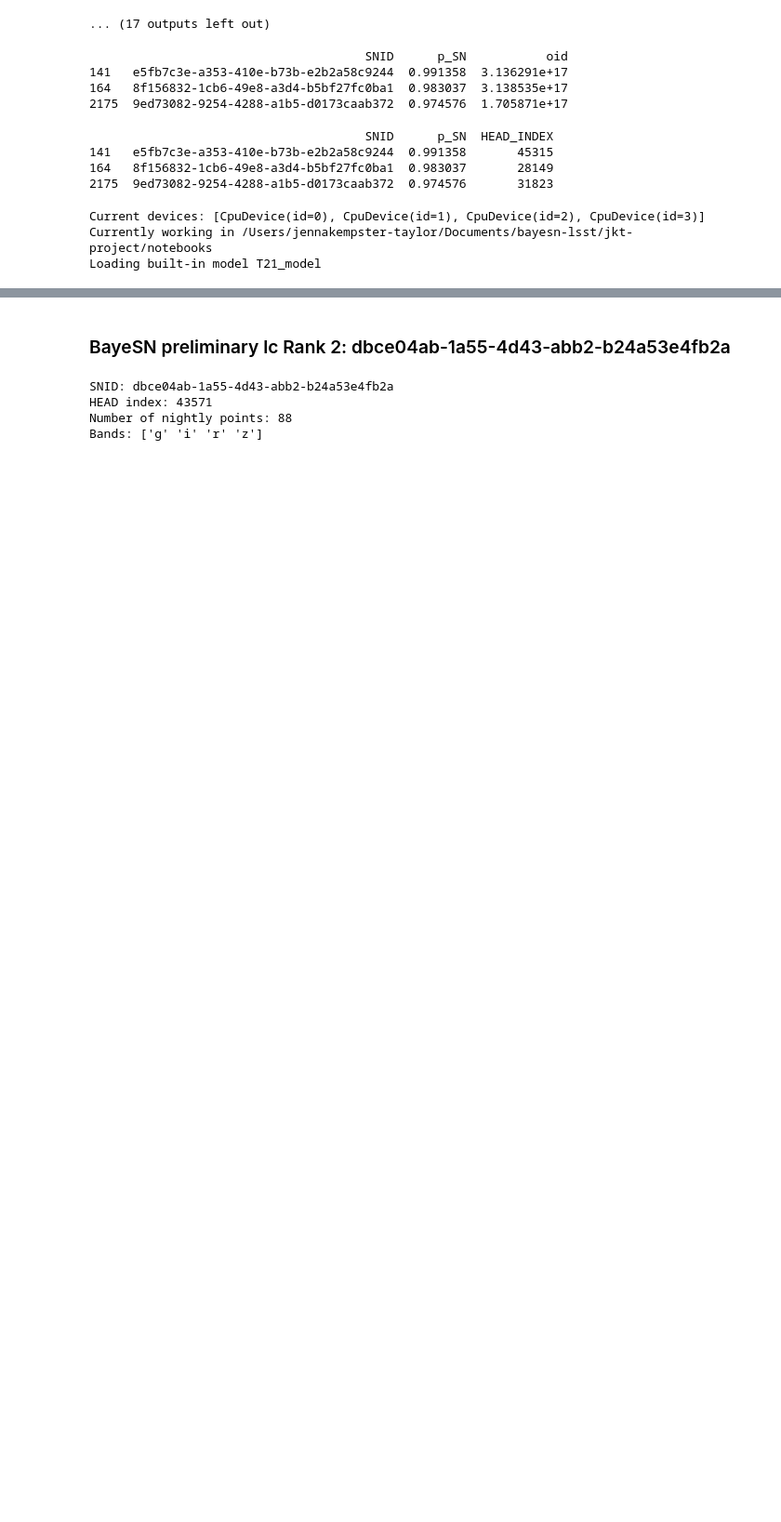
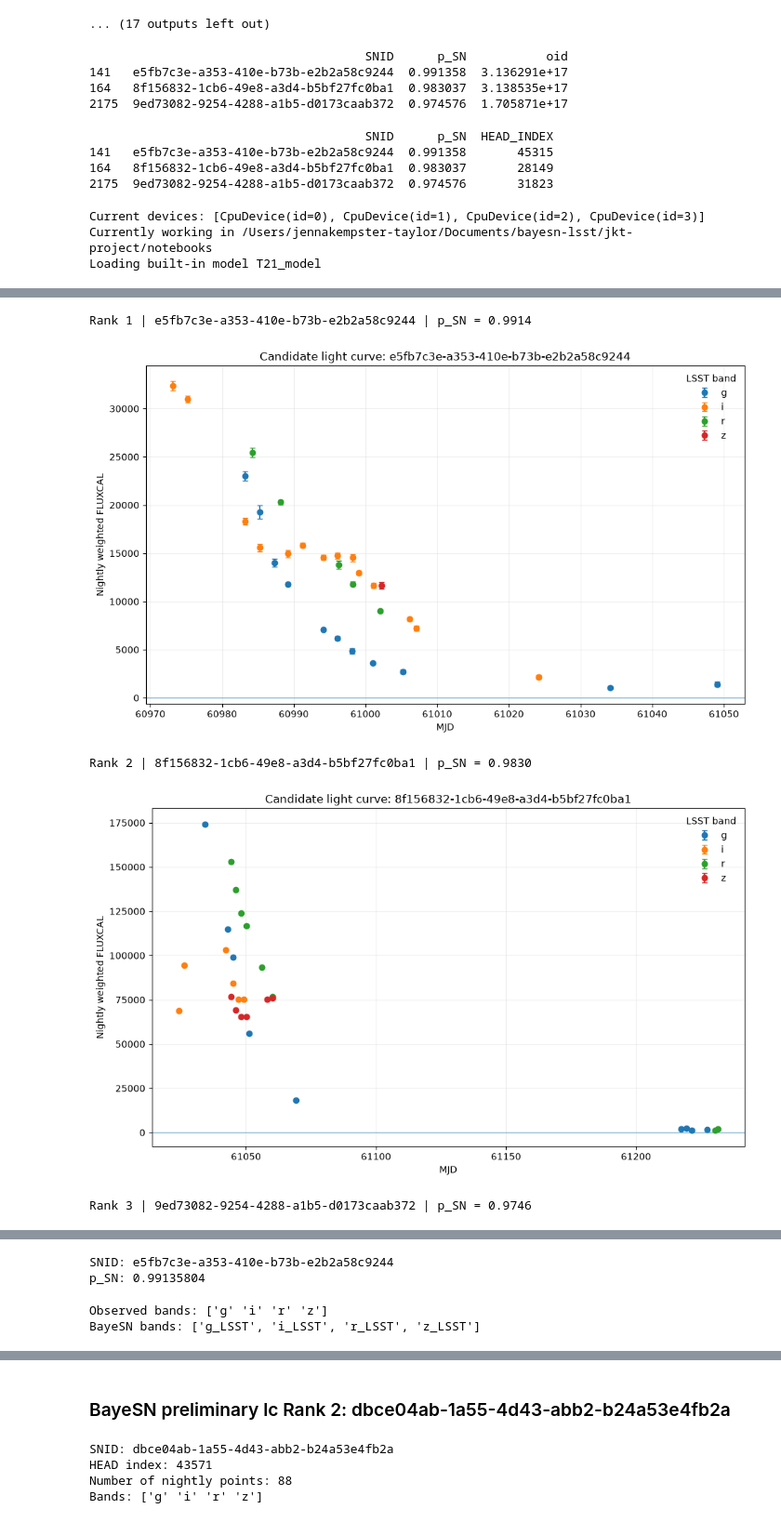
Before and after one commit to jennake/bayesn-lsst-project, a Jupyter notebook: notebooks/alert_fits.ipynb, the cells around one changed output, grey strips where cells are left out. Shown at 93% size. Cells and saved outputs as stored; diff of their text form; code cells hidden in the pictures; blank space fills up the shorter version.

```diff
--- a/notebooks/alert_fits.ipynb
+++ b/notebooks/alert_fits.ipynb
@@ -1560,0 +1632,22 @@ nightly = result["nightly"]
+# %%
+for rank, (_, candidate) in enumerate(top3.iterrows(), start=1):
+
+    snid = str(candidate["SNID"])
+    nightly = bayesn_results[snid]["nightly"]
+
+    print(
+        f"Rank {rank} | "
+        f"{snid} | "
+        f"p_SN = {candidate['p_SN']:.4f}"
+    )
+
+    plot_nightly_lightcurve(
+        nightly,
+        snid,
+    )
+# %% [output]
+Rank 1 | e5fb7c3e-a353-410e-b73b-e2b2a58c9244 | p_SN = 0.9914
+[figure, added]
+Rank 2 | 8f156832-1cb6-49e8-a3d4-b5bf27fc0ba1 | p_SN = 0.9830
+[figure, added]
+Rank 3 | 9ed73082-9254-4288-a1b5-d0173caab372 | p_SN = 0.9746
@@ -1560,0 +1655,16 @@ nightly = result["nightly"]
+# %%
+candidate = top3.iloc[0]
+snid = str(candidate["SNID"])
+
+result = bayesn_results[snid]
+
+samples = result["samples"]
+props = result["props"]
+nightly = result["nightly"]
+head_row = result["head_row"]
+
+print("SNID:", snid)
+print("p_SN:", result["p_SN"])
+# %% [output]
+SNID: e5fb7c3e-a353-410e-b73b-e2b2a58c9244
+p_SN: 0.99135804
@@ -1560,0 +1684,21 @@ nightly = result["nightly"]
+# %%
+phase = np.linspace(
+    -15,
+    50,
+    200,
+)
+
+observed_bands = np.unique(
+    np.asarray(nightly["BAND"]).astype(str)
+)
+
+bands = [
+    LSST_FILT_MAP[b]
+    for b in observed_bands
+]
+
+print("Observed bands:", observed_bands)
+print("BayeSN bands:", bands)
+# %% [output]
+Observed bands: ['g' 'i' 'r' 'z']
+BayeSN bands: ['g_LSST', 'i_LSST', 'r_LSST', 'z_LSST']
```
Also changed, not shown: parts of 29 cells of this notebook.
